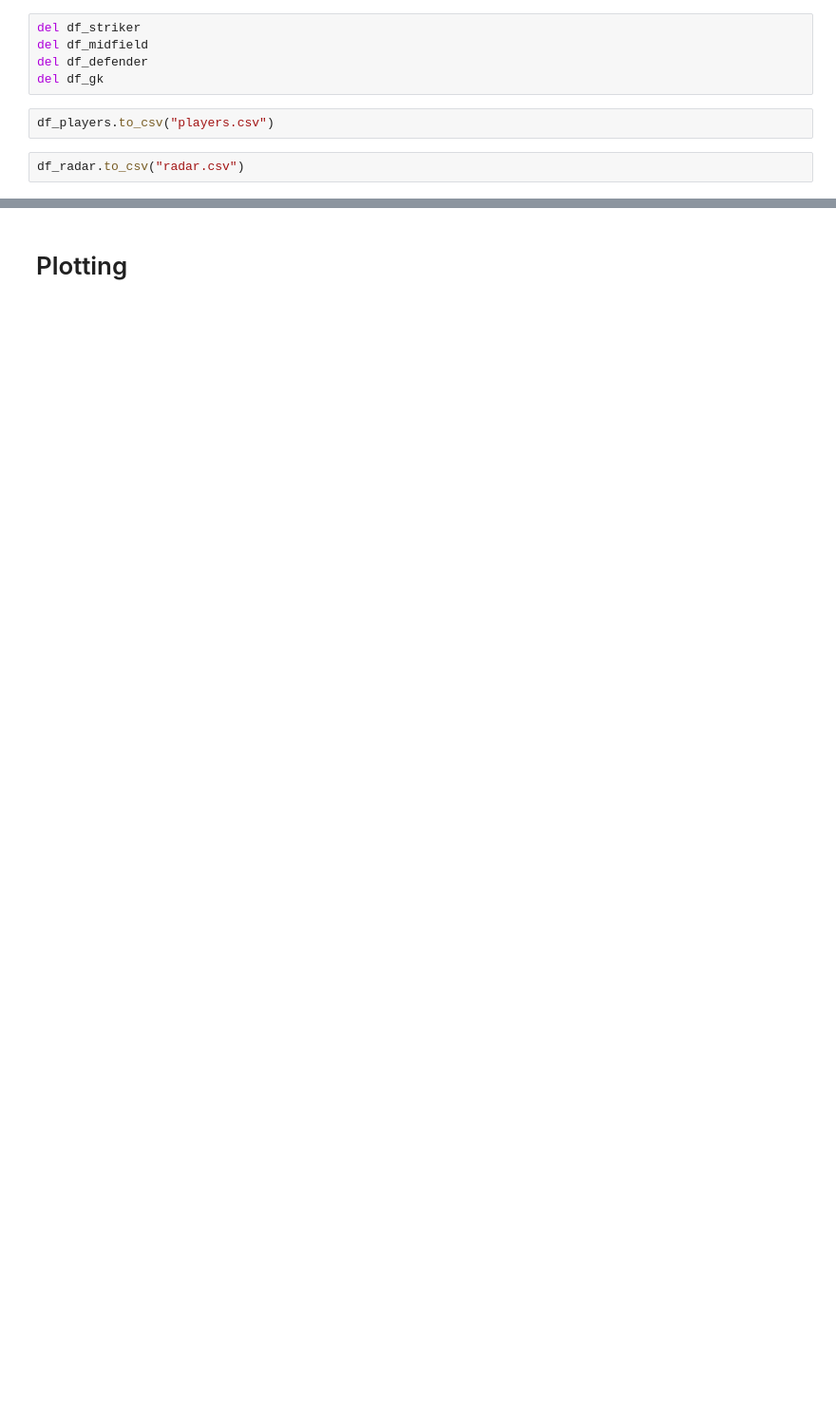
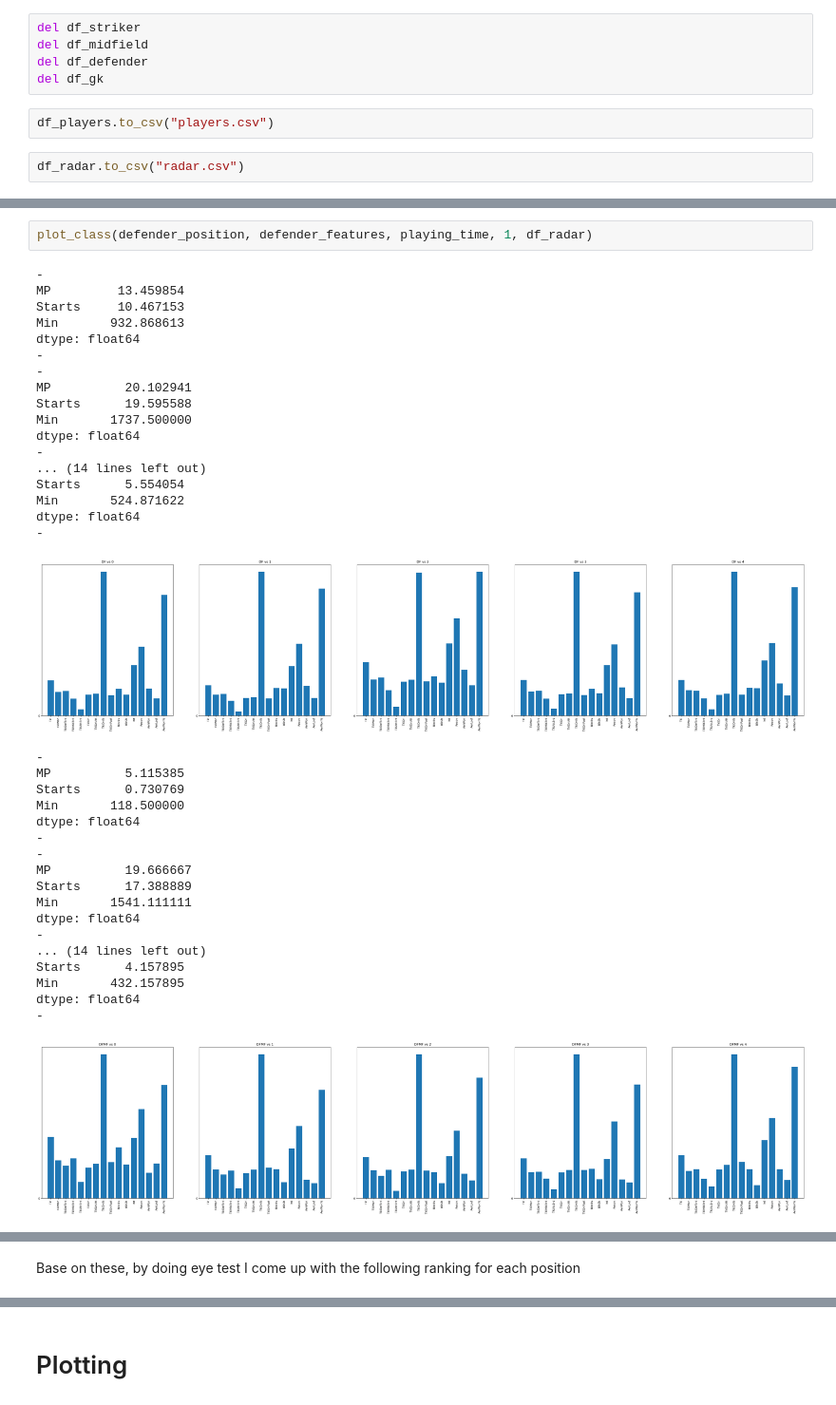
Before and after one commit to quangbui04/Football-Player-Comparison, a Jupyter notebook: football-players-visualization.ipynb, the cells around one changed output, grey strips where cells are left out. Shown: that part at 95% size. Cells and saved outputs as stored; diff of their text form; blank space fills up the shorter version.

```diff
--- a/football-players-visualization.ipynb
+++ b/football-players-visualization.ipynb
@@ -318,0 +455,39 @@ df_radar.to_csv("radar.csv")
+# %%
+plot_class(defender_position, defender_features, playing_time, 1, df_radar)
+# %% [output]
+-
+MP         13.459854
+Starts     10.467153
+Min       932.868613
+dtype: float64
+-
+-
+MP          20.102941
+Starts      19.595588
+Min       1737.500000
+dtype: float64
+-
+... (14 lines left out)
+Starts      5.554054
+Min       524.871622
+dtype: float64
+-
+[figure, added]
+-
+MP          5.115385
+Starts      0.730769
+Min       118.500000
+dtype: float64
+-
+-
+MP          19.666667
+Starts      17.388889
+Min       1541.111111
+dtype: float64
+-
+... (14 lines left out)
+Starts      4.157895
+Min       432.157895
+dtype: float64
+-
+[figure, added]
@@ -318,0 +512,2 @@ df_radar.to_csv("radar.csv")
+# %% [markdown]
+Base on these, by doing eye test I come up with the following ranking for each position
```
Also changed, not shown: parts of 17 cells of this notebook.
